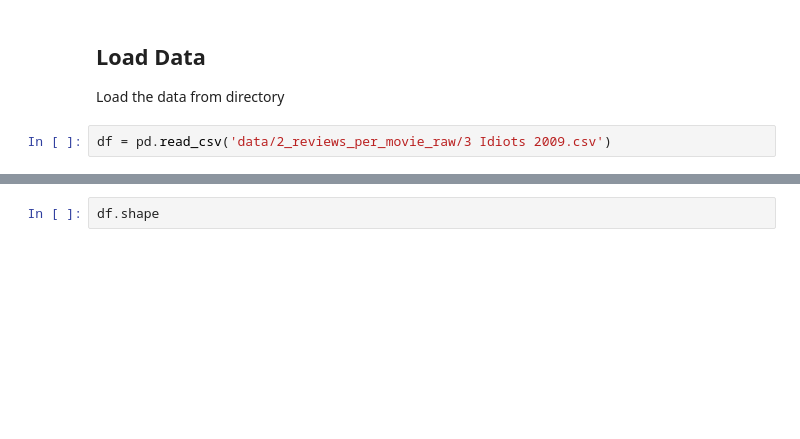
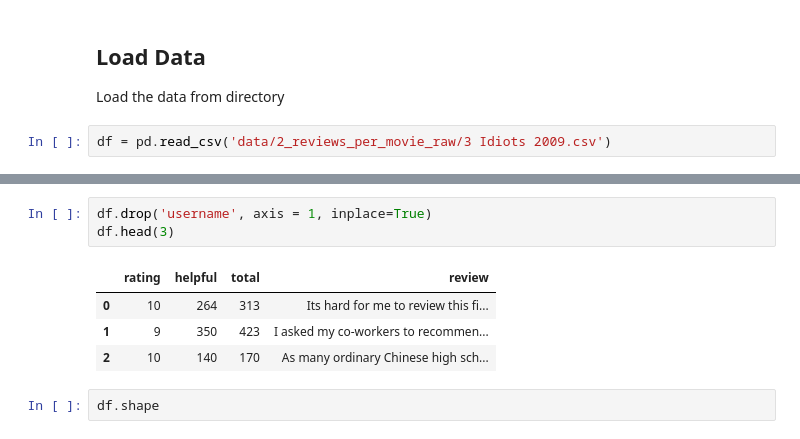
Before and after one commit to oitik/Movie_rating_prediction_using_machine_learning, a Jupyter notebook: first-notebook.ipynb, the cells around one changed output, grey strips where cells are left out. Cells and saved outputs as stored; diff of their text form; blank space fills up the shorter version.

```diff
--- a/first-notebook.ipynb
+++ b/first-notebook.ipynb
@@ -83,3 +143,11 @@ df.review[0]
+# %%
+df.drop('username', axis = 1, inplace=True)
+df.head(3)
+# %% [output]
+|  | rating | helpful | total | review |
+| 0 | 10 | 264 | 313 | Its hard for me to review this fi... |
+| 1 | 9 | 350 | 423 | I asked my co-workers to recommen... |
+| 2 | 10 | 140 | 170 | As many ordinary Chinese high sch... |
 # %%
 df.shape
 # %% [output]
```
Also changed, not shown: parts of 16 cells of this notebook.
